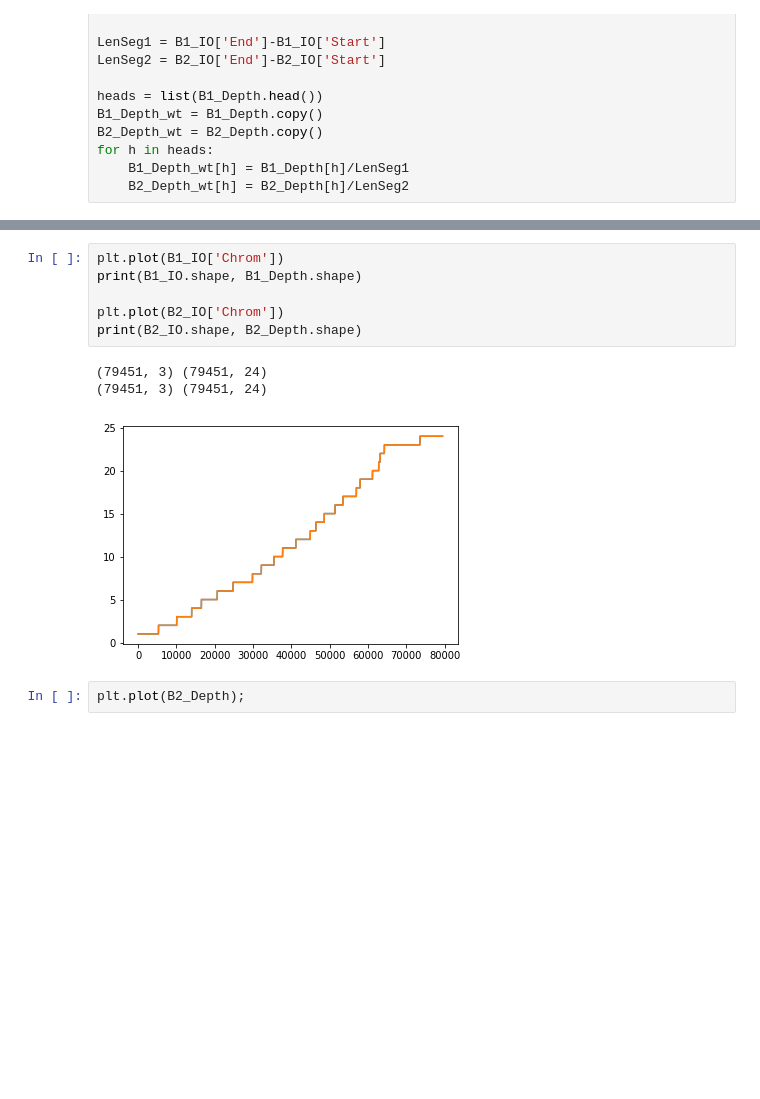
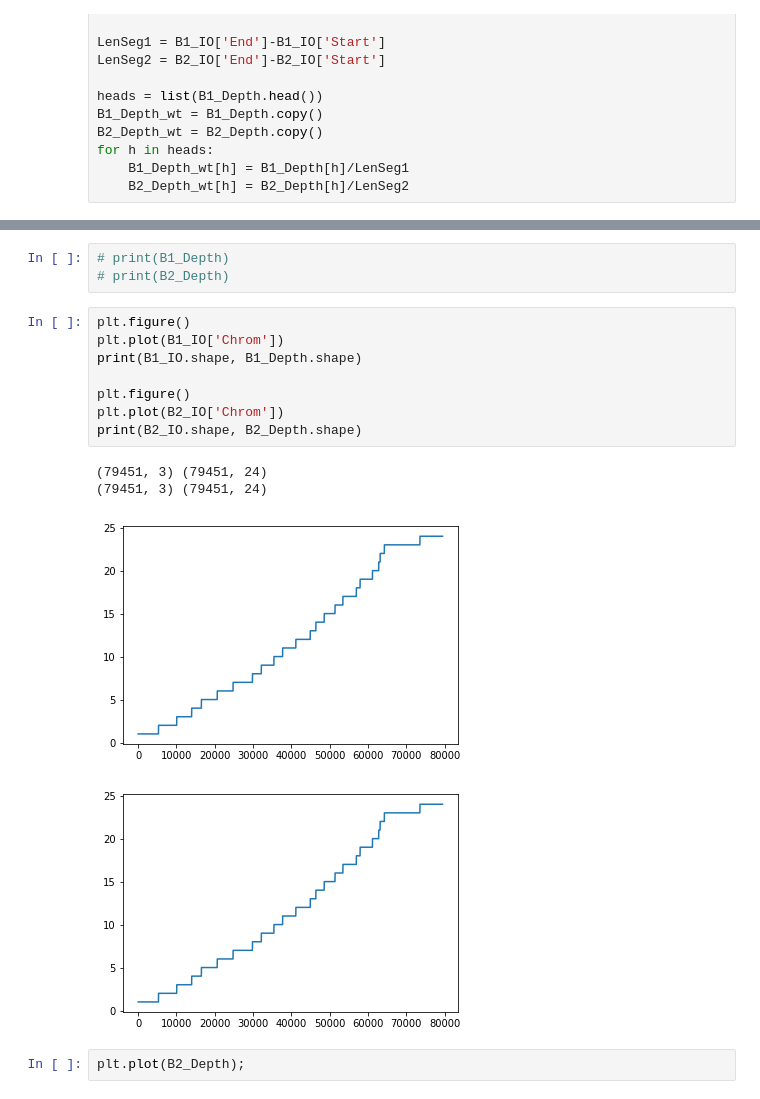
Before and after one commit to asiv21/Aneuploidy, a Jupyter notebook: AbhishekMain.ipynb, the cells around one changed output, grey strips where cells are left out. Saved outputs shown, nothing was run; the diff lists cells and outputs as text; blank space fills up the shorter version.

```diff
--- a/AbhishekMain.ipynb
+++ b/AbhishekMain.ipynb
@@ -46,13 +34,19 @@ B1_Depth
+# %%
+# print(B1_Depth)
+# print(B2_Depth)
 # %%
+plt.figure()
 plt.plot(B1_IO['Chrom'])
 print(B1_IO.shape, B1_Depth.shape)
 
+plt.figure()
 plt.plot(B2_IO['Chrom'])
 print(B2_IO.shape, B2_Depth.shape)
 # %% [output]
 (79451, 3) (79451, 24)
 (79451, 3) (79451, 24)
-[figure, old version]
+[figure, new version]
+[figure, added]
 # %%
 plt.plot(B2_Depth);
 # %% [output]
```
Also changed, not shown: parts of 15 cells of this notebook, 1 other file.
